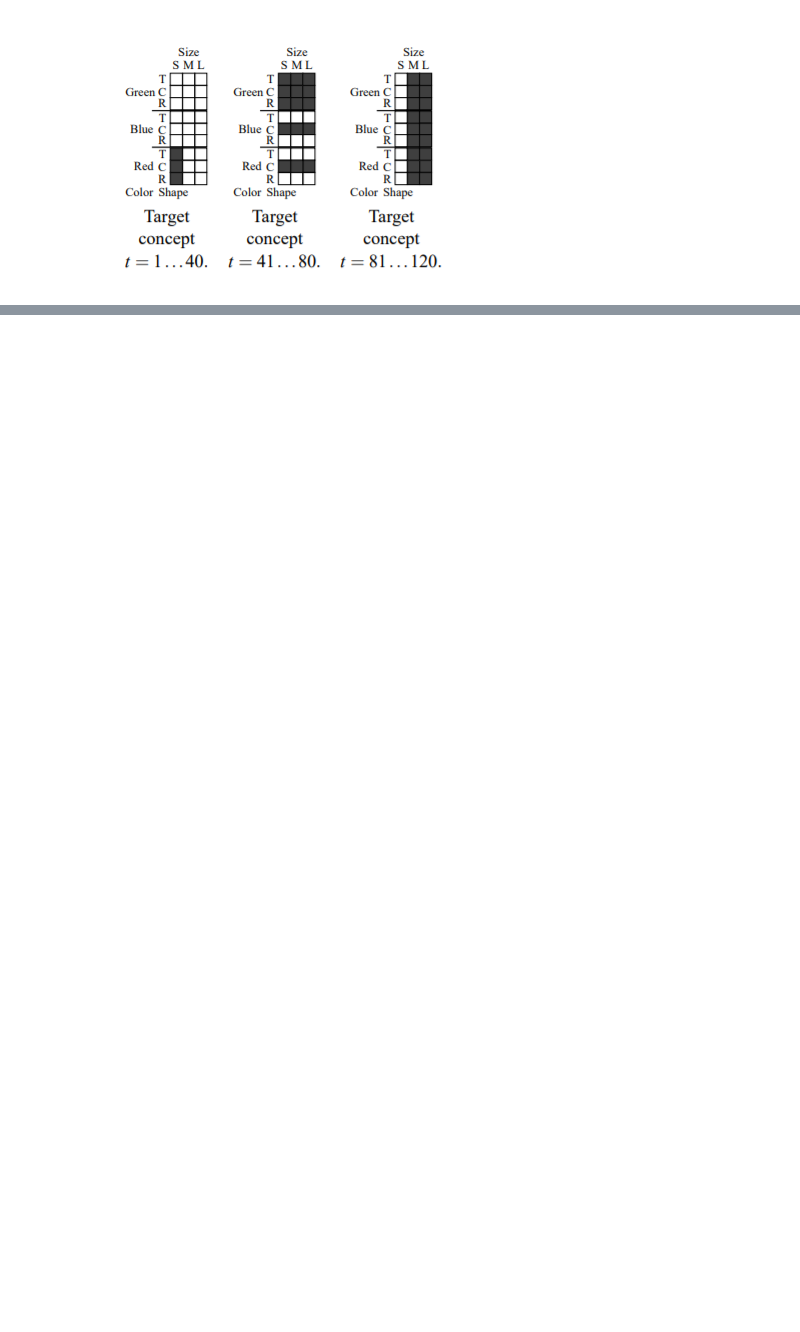
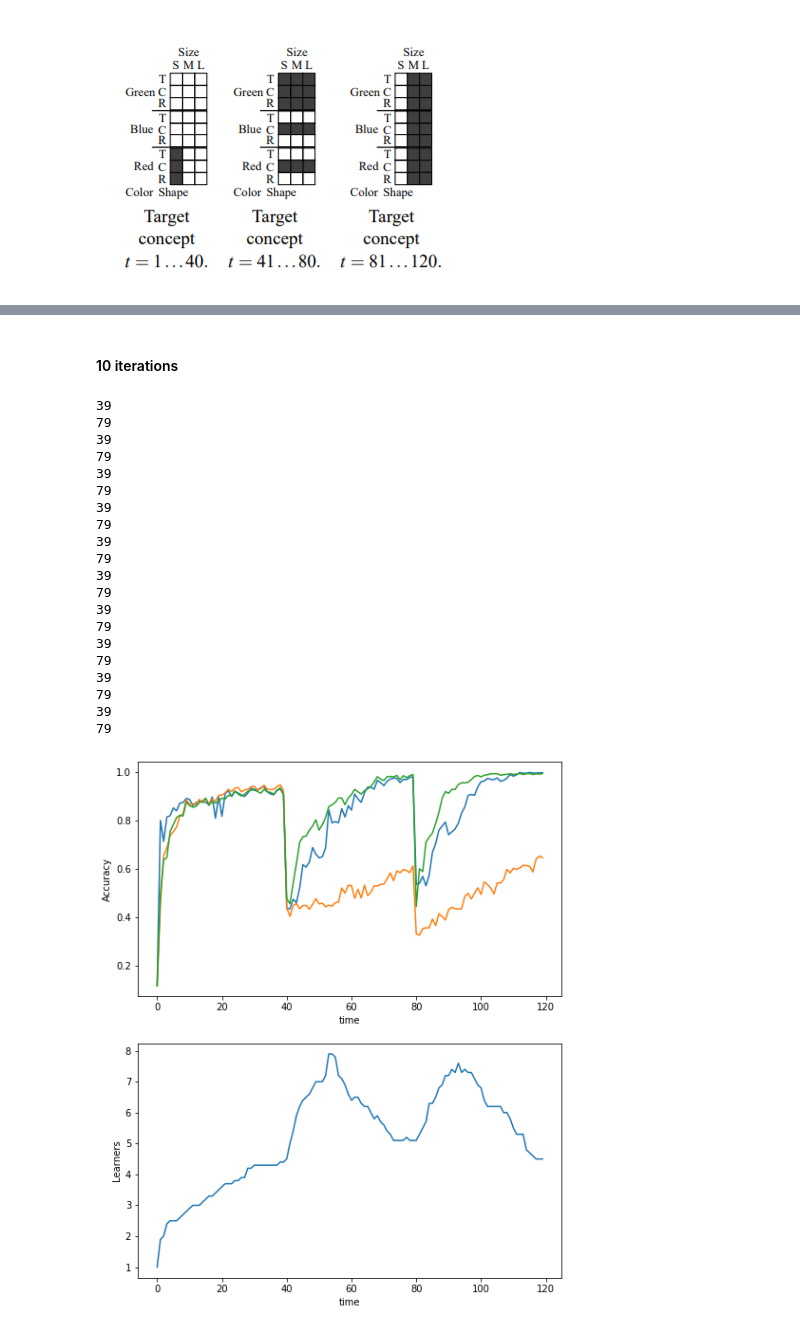
Before and after one commit to alexgg278/DWM, a Jupyter notebook: DWM.ipynb, the cells around one changed output, grey strips where cells are left out. Saved outputs shown, nothing was run; the diff lists cells and outputs as text; code cells hidden in the pictures; blank space fills up the shorter version.

```diff
--- a/DWM.ipynb
+++ b/DWM.ipynb
@@ -13,2 +157,11 @@ import matplotlib.pyplot as plt
+# %%
+def avg_acc(l):
+    average = []
+    for i in range(len(l[0])):
+        suma = 0
+        for j in range(len(l)):
+            suma = suma + l[j][i]
+        average.append(suma / len(l))
+    return average
 # %% [markdown]
 ## STAGGER Concepts
@@ -238,0 +482,26 @@ def remove_experts(E, w, theta, m):
+# %% [markdown]
+#### 10 iterations
+# %%
+evaluateDWM_stagger_mean(100, 120, beta=0.5)
+# %% [output]
+39
+79
+39
+79
+39
+79
+39
+79
+39
+79
+39
+79
+39
+79
+39
+79
+39
+79
+39
+79
+[figure, added]
```
Also changed, not shown: parts of 30 cells of this notebook, 1 other file.
